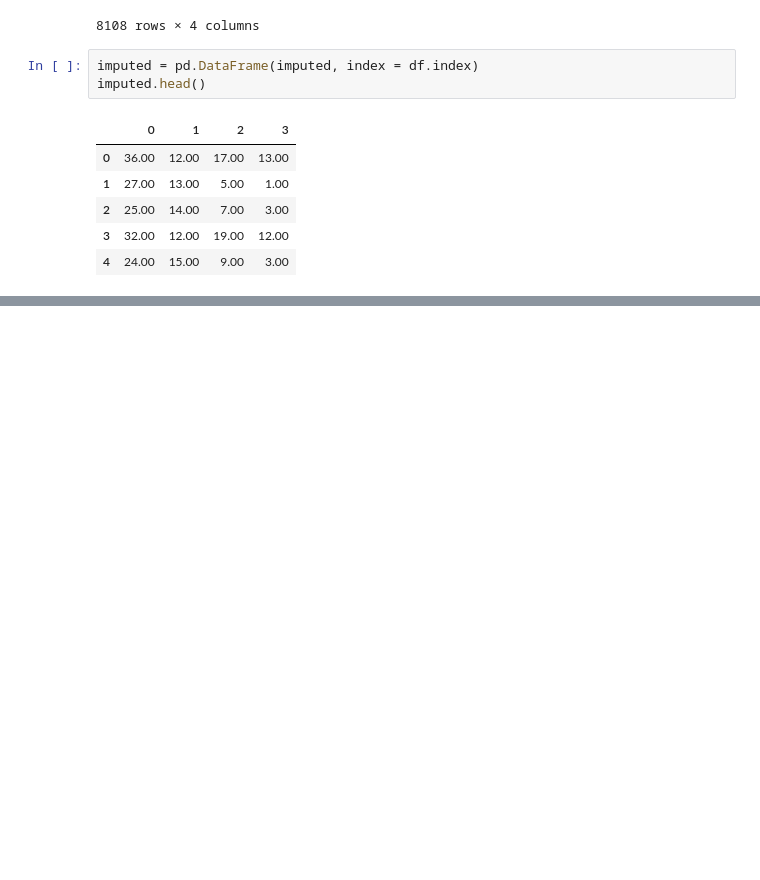
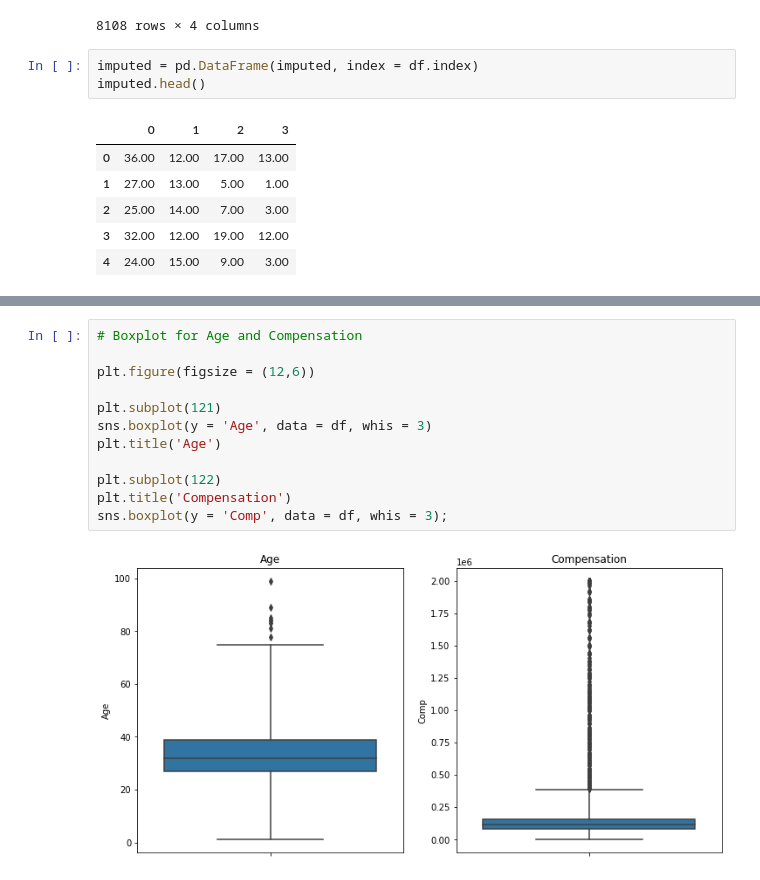
Before and after one commit to aliciag92/clustering-exercises, a Jupyter notebook: wrangle_lesson.ipynb, the cells around one changed output, grey strips where cells are left out. Drawn from its saved outputs; the diff is of its cells as text; blank space fills up the shorter version.

```diff
--- a/wrangle_lesson.ipynb
+++ b/wrangle_lesson.ipynb
@@ -602,0 +648,14 @@ imputed.head()
+# %%
+# Boxplot for Age and Compensation
+
+plt.figure(figsize = (12,6))
+
+plt.subplot(121)
+sns.boxplot(y = 'Age', data = df, whis = 3)
+plt.title('Age')
+
+plt.subplot(122)
+plt.title('Compensation')
+sns.boxplot(y = 'Comp', data = df, whis = 3);
+# %% [output]
+[figure, added]
```
Also changed, not shown: parts of 16 cells of this notebook.
